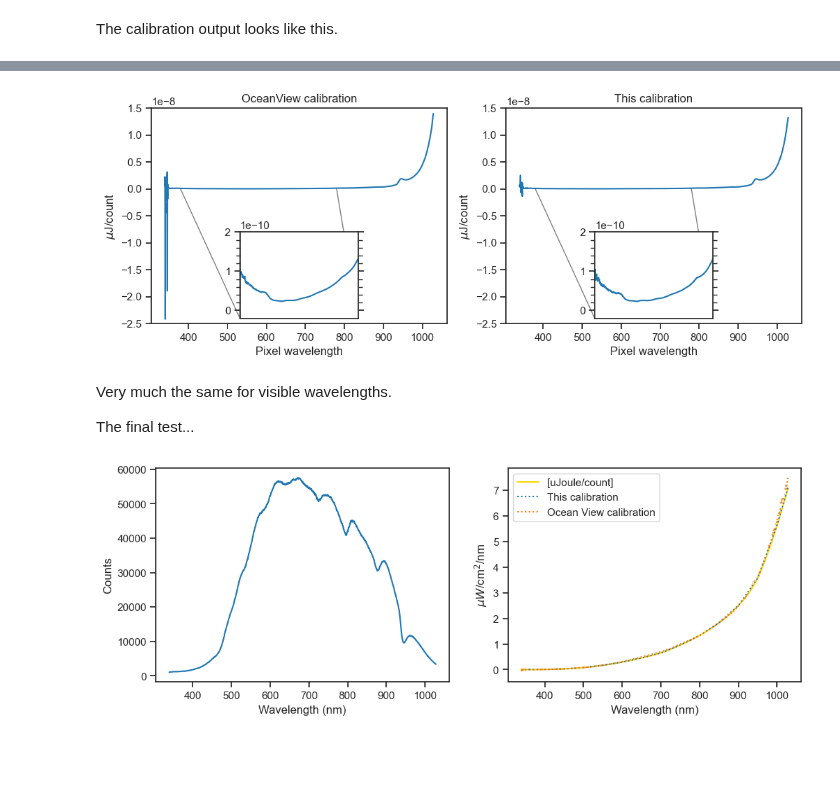
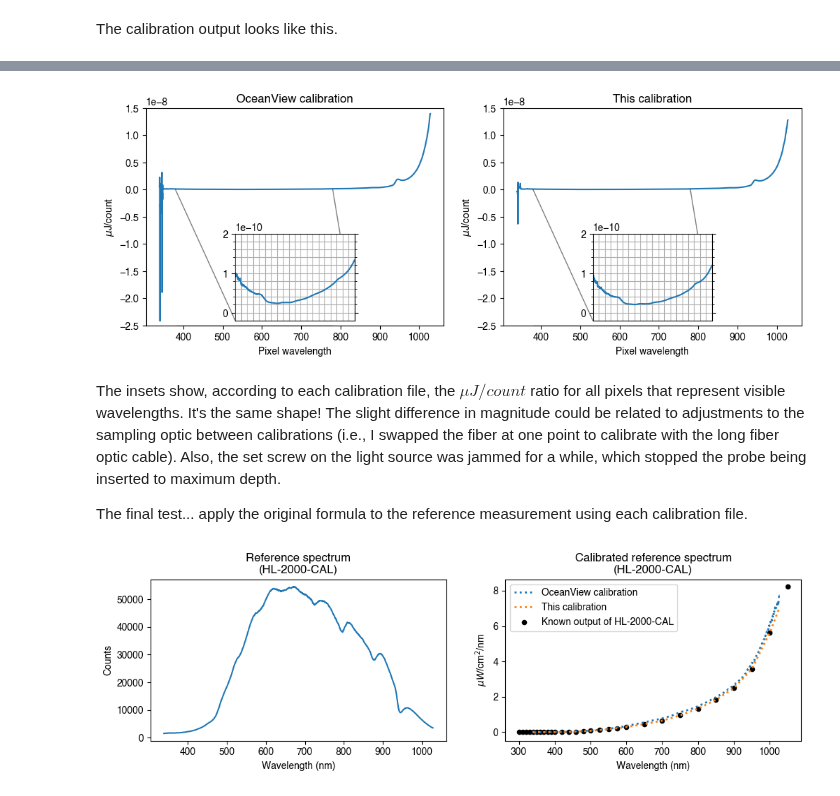
Before and after one commit to PySilentSubstitution/pysilsub, a Jupyter notebook: docs/source/07a_spectrometer_calibration.ipynb, the cells around one changed output, grey strips where cells are left out. Drawn from its saved outputs; the diff is of its cells as text; code cells hidden in the pictures; blank space fills up the shorter version.

```diff
--- a/docs/source/07a_spectrometer_calibration.ipynb
+++ b/docs/source/07a_spectrometer_calibration.ipynb
@@ -179,7 +318,9 @@ fig, ax = plt.subplots(1, 1, figsize=(12, 3))
 ax.plot(ar_spd.index, ar_spd.pwr, lw=1, label='Old Wavelengths')
 ax.plot(calibrated_wls, ar_spd.pwr, lw=1, label='Calibrated Wavelengths')
 ax.vlines(true_wls, 0, 60000, color='purple', lw=.4, label='Ar I line positions')
-ax.set_xlim((380, 780))
-ax.set_ylim((0, 30000))
+ax.set(xlim=(380, 780),
+       ylim=(0, 30000),
+       xlabel='Wavelength (nm)',
+      ylabel='Counts')
 ax.legend(loc='upper left');
 # %% [output]
@@ -331,13 +494,15 @@ from mpl_toolkits.axes_grid1.inset_locator import (
 
 fig, (ax1, ax2) = plt.subplots(1, 2, figsize=(12, 4))
 
-ov_cal_file.plot(ax=ax1, title='OceanView calibration', legend=False)
+# Plot OceanView calibration
+ocean_view_cal.plot(ax=ax1, title='OceanView calibration', legend=False)
 axins1 = inset_axes(ax1, '40%', '40%', loc='lower center')
-ov_cal_file.plot(ax=axins1, legend=False)
+ocean_view_cal.plot(ax=axins1, legend=False)
 
+# Plot this calibration
 calibration_file.plot(ax=ax2, title='This calibration')
 axins2 = inset_axes(ax2, '40%', '40%', loc='lower center')
-calibration_file.plot(ax=axins2, legend=False)
+calibration_file.plot(ax=axins2, legend=False, xlabel='')
 
 for axins in [axins1, axins2]:
     axins.set_xlim(380, 780)
@@ -345,53 +510,59 @@ for axins in [axins1, axins2]:
     axins.set_xticklabels([])
     axins.minorticks_on()
     axins.tick_params(which='both', bottom=False, right=True)
+    axins.grid(True, 'both')
+
 
 for ax, axins in zip([ax1, ax2], [axins1, axins2]):
     ax.set_ylim((-2.5e-8, 1.5e-8))
     ax.set_ylabel('$\mu$J/count')
     ax.set_xlabel('Pixel wavelength')
-
     ax.indicate_inset_zoom(
         axins,
         edgecolor="black",
         transform=ax.get_xaxis_transform()
     )
 # %% [output]
-[figure, old version]
+[figure, new version]
 # %% [markdown]
-Very much the same for visible wavelengths.
+The insets show, according to each calibration file, the $\mu J/count$ ratio for all pixels that represent visible wavelengths. It's the same shape! The slight difference in magnitude could be related to adjustments to the sampling optic between calibrations (i.e., I swapped the fiber at one point to calibrate with the long fiber optic cable). Also, the set screw on the light source was jammed for a while, which stopped the probe being inserted to maximum depth.
 
-The final test...
+The final test... apply the original formula to the reference measurement using each calibration file.
 # %%
-# We change this and use the original formula
+# This calibration
 this_calibration_spectrum = (
     (reference_counts - dark_counts)
-    * (calibration_file
+    * (calibration_file  # The calibration file we just made
        / (integration_time
           * collection_area
           * wavelength_spread)
       )
 )
 
+# Ocean View calibration
 ov_calibration_spectrum = (
     (reference_counts - dark_counts)
-    * (ov_cal_file
+    * (ocean_view_cal.values  # The OceanView calibration
        / (integration_time
           * collection_area
           * wavelength_spread)
       )
 )
 
-fig, (ax1, ax2) = plt.subplots(1, 2, figsize=(12, 4))
-reference_counts.plot(ax=ax1)
-lamp_preview.plot(ax=ax2, c='gold', xlabel='Wavelength (nm)', label='Ocean View lamp profile')
-this_calibration_spectrum.plot(ax=ax2, ls=':', label='This calibration')
-ov_calibration_spectrum.plot(ax=ax2, ls=':', label='Ocean View calibration')
+fig, (ax1, ax2) = plt.subplots(1, 2, figsize=(12, 3))
+
+reference_counts.plot(ax=ax1, title='Reference spectrum\n(HL-2000-CAL)')
+
+ov_calibration_spectrum.plot(ax=ax2, ls=':', lw=2, label='OceanView calibration')
+this_calibration_spectrum.plot(ax=ax2, ls=':', lw=2, label='This calibration')
+lamp_file.plot(ax=ax2, x='Wavelength', y='uJ/cm2', kind='scatter', c='k', label='Known output of HL-2000-CAL')
+
 ax1.set_ylabel('Counts')
 ax2.set_ylabel('$\mu W$/cm$^2$/nm')
+ax2.set_title('Calibrated reference spectrum\n(HL-2000-CAL)')
 plt.legend()
 
 for ax in [ax1, ax2]:
     ax.set_xlabel('Wavelength (nm)');
 # %% [output]
-[figure, old version]
+[figure, new version]
```
Also changed, not shown: parts of 38 cells of this notebook, 58 other files.
